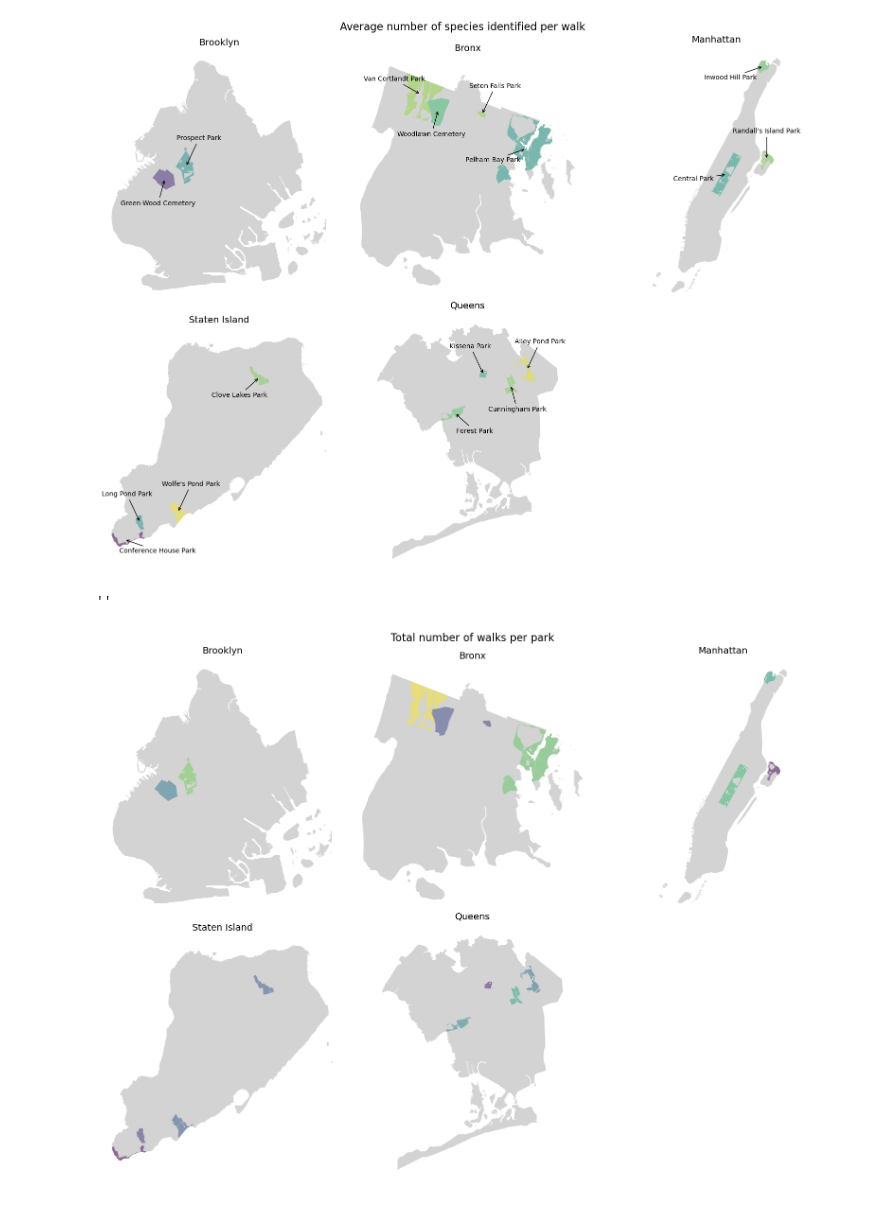
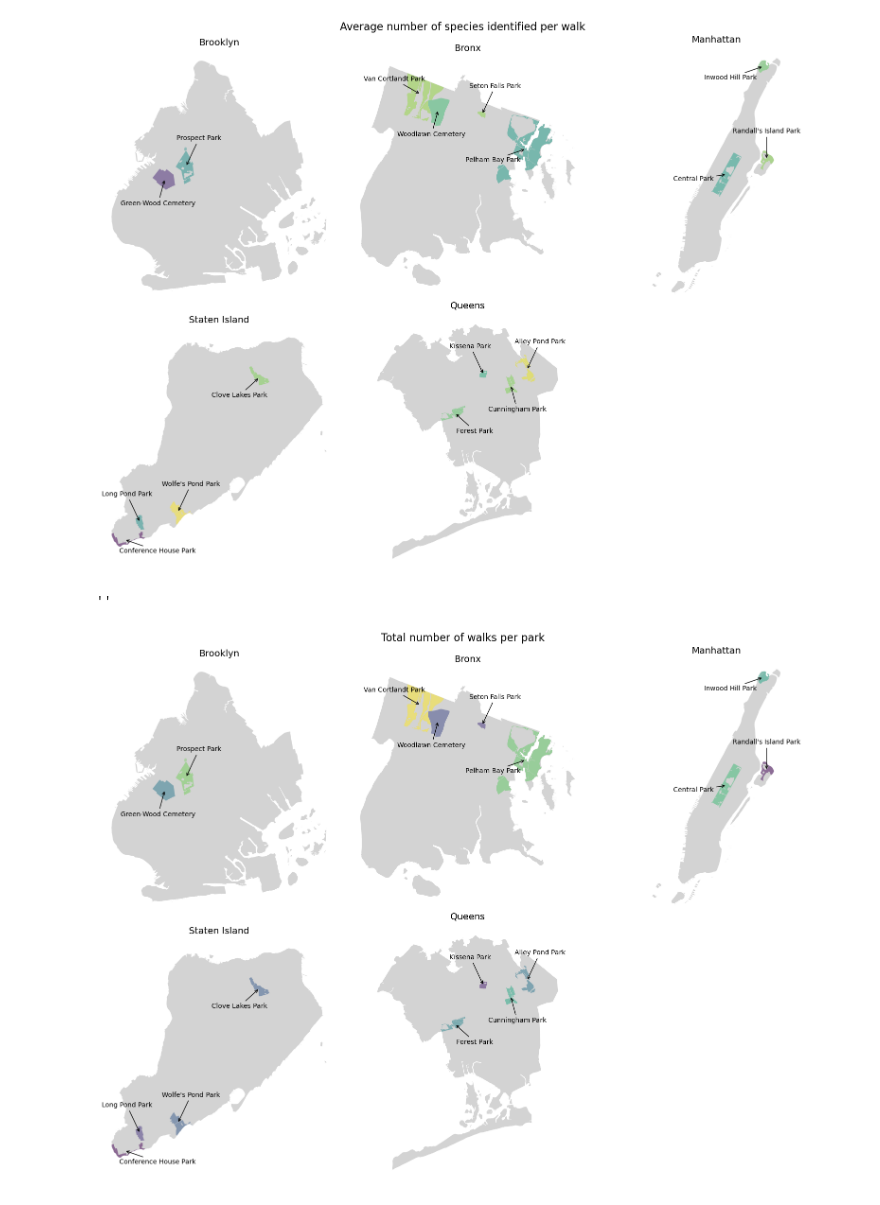
Before and after one commit to newyorkmyc/walks-list, a Jupyter notebook: mapping.ipynb, the cells around one changed output. Saved outputs shown, nothing was run; the diff lists cells and outputs as text; code cells hidden in the pictures.

Commit message:
Fix typos; add labels to final map

```diff
--- a/mapping.ipynb
+++ b/mapping.ipynb
@@ -355,8 +355,6 @@ for i, idx in enumerate(parks_viz.index):
 | 0 | Alley Pond Park | Q | MULTIPOLYGON (((-73.7334927788816... | Alley Pond Park | 16.0 | 381.0 | 2101 | ... |
 # %%
 fig, axs = plt.subplots(2,3,figsize=(16,12))
-
-}
 for ax, (b, boro) in zip(axs.ravel(), PARKS_MAPPING.items()):
     boroughs.loc[boroughs['boro_name']==boro].plot(ax=ax, color='lightgrey')
     boro_parks = parks_viz.loc[parks_viz['borough']==b].reset_index(drop=True)
@@ -369,15 +367,11 @@ for ax, (b, boro) in zip(axs.ravel(), PARKS_MAPPING.items()):
 
     # Label park names (https://stackoverflow.com/questions/38899190/geopandas-label-polygons)
     boro_parks['coords'] = boro_parks.apply(lambda x: x['geometry'].centroid.coords[0], axis=1)
-    # boro_parks['lat'] = boro_parks.apply(lambda x: x['coords'][0], axis=1)
-    # parks = list(boro_parks.sort_values('lat')['ParkName'])
-    # offsets = list(range(-(len(parks)//2), (len(parks)//2)+1))
     for i, park in enumerate(boro_parks['ParkName'].values):
         park_df = boro_parks.loc[boro_parks['ParkName']==park]
-
         ax.annotate(text=park_df['ParkName'].values[0],
                     xy=park_df['coords'].values[0],
-                    xytext=parks_offsets[park],
+                    xytext=PARKS_OFFSETS[park],
                     textcoords='offset points',
                     ha='center',
                     arrowprops={'arrowstyle':"->", 'color':'black'}
@@ -394,18 +388,32 @@ plt.tight_layout()
 # %%
 fig, axs = plt.subplots(2,3,figsize=(16,12))
 for ax, (b, boro) in zip(axs.ravel(), PARKS_MAPPING.items()):
     boroughs.loc[boroughs['boro_name']==boro].plot(ax=ax, color='lightgrey')
-    parks_viz.loc[parks_viz['borough']==b].plot(column='TotalWalks', ax=ax,
-                                                legend=False, alpha=.5,
-                                                vmin=parks_viz['TotalWalks'].min(),
-                                                vmax=parks_viz['TotalWalks'].max())
+    boro_parks = parks_viz.loc[parks_viz['borough']==b].reset_index(drop=True)
+    boro_parks.plot(column='TotalWalks', ax=ax,
+                    legend=False, alpha=.5,
+                    vmin=parks_viz['TotalWalks'].min(),
+                    vmax=parks_viz['TotalWalks'].max())
     ax.set_title(boro, fontsize=14)
     ax.set_axis_off()
+
+    # Label park names (https://stackoverflow.com/questions/38899190/geopandas-label-polygons)
+    boro_parks['coords'] = boro_parks.apply(lambda x: x['geometry'].centroid.coords[0], axis=1)
+    for i, park in enumerate(boro_parks['ParkName'].values):
+        park_df = boro_parks.loc[boro_parks['ParkName']==park]
+        ax.annotate(text=park_df['ParkName'].values[0],
+                    xy=park_df['coords'].values[0],
+                    xytext=PARKS_OFFSETS[park],
+                    textcoords='offset points',
+                    ha='center',
+                    arrowprops={'arrowstyle':"->", 'color':'black'}
+                   )
+
 axs[1][2].remove()
 plt.suptitle('Total number of walks per park', fontsize=16)
 plt.tight_layout()
 plt.savefig('./img/parks_walks_per_park.png', bbox_inches='tight', transparent=True)
 ;
 # %% [output]
 ''
-[figure, old version]
+[figure, new version]
```
Also changed, not shown: parts of 1 cell of this notebook, 2 other files.
